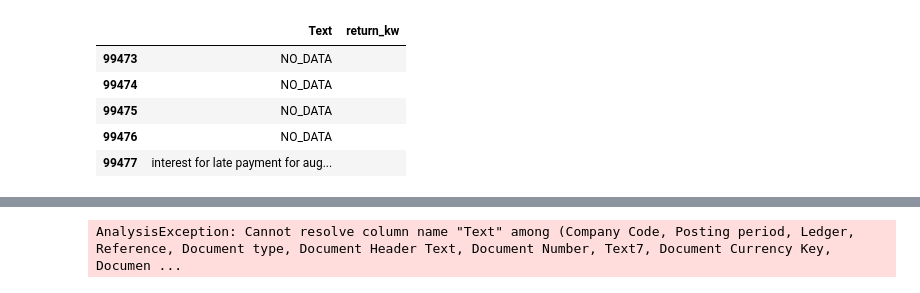
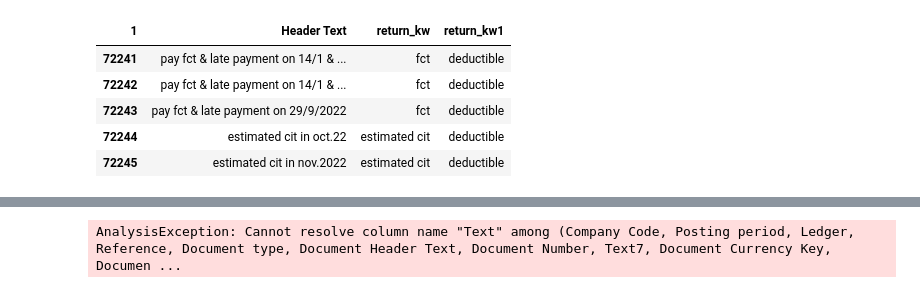
Before and after one commit to FiddlerBB/converting_csv, a Jupyter notebook: process_notebook.ipynb, the cells around one changed output, grey strips where cells are left out. Saved outputs shown, nothing was run; the diff lists cells and outputs as text; code cells hidden in the pictures.

```diff
--- a/process_notebook.ipynb
+++ b/process_notebook.ipynb
@@ -20,0 +21,5 @@ df.head()
+# %%
+new_header = df.iloc[1] #grab the first row for the header
+df = df[2:]
+df.columns = new_header
+df.head()
@@ -21,7 +34,10 @@ df.head()
 # %%
 kw = pd.read_excel(path, sheet_name=1)
-keyword = list(kw['Text content'].str.lower())
-keyword_ = list(kw['Text content'])
-change_kw = list(kw['Text return'])
-keyword
+kw = kw[kw['Contain'].notnull()].fillna('x')
+keyword = list(kw['Contain'].str.lower())
+keyword_1= list(kw['Return 1'].str.lower())
+keyword_2= list(kw['Return 2'].str.lower())
+keyword_2
+# change_kw = list(kw['Text return'])
+# keyword
 # %% [output]
@@ -45,4 +61,4 @@ keyword
 # %%
-df1 = df[['Text']].astype(str)
-df1['Text'] = df['Text'].str.lower()
+df1 = df[['Header Text']].astype(str)
+df1['Header Text'] = df['Header Text'].str.lower()
 df1.fillna('NO_DATA', inplace=True)
@@ -50,9 +75,12 @@ df1.fillna('NO_DATA', inplace=True)
 def return_keyword(column, key_words):
     for i in key_words:
         if i in column:
-            return i[0].upper()+ i[1:]
+            return i
+            # return i[0].upper()+ i[1:]
     return ''
 
-df1['return_kw'] = df1['Text'].apply(return_keyword, key_words= keyword)
-df1[df1['return_kw'] != '']
+df1['return_kw'] = df1['Header Text'].apply(return_keyword, key_words= keyword)
+df1['return_kw1'] = df1['Header Text'].apply(return_keyword, key_words= keyword)
+# df1[df1['return_kw'] != '']
+df1.tail(20)
 # %% [output]
@@ -72,14 +104,16 @@ df1[df1['return_kw'] != '']
 # %%
-new_dict = {k: v for k, v in zip(keyword_, change_kw)}
+new_dict = {k: v for k, v in zip(keyword, keyword_2)}
+new_dict1 = {k: v for k, v in zip(keyword, keyword_2)}
 df2 = df1.replace({'return_keyword': new_dict})
+df2 = df2.replace({'return_kw1': new_dict1})
 df2.tail()
 # %% [output]
-|  | Text | return_kw |
-| 99473 | NO_DATA |  |
-| 99474 | NO_DATA |  |
-| 99475 | NO_DATA |  |
-| 99476 | NO_DATA |  |
-| 99477 | interest for late payment for aug... |  |
+| 1 | Header Text | return_kw | return_kw1 |
+| 72241 | pay fct & late payment on 14/1 & ... | fct | deductible |
+| 72242 | pay fct & late payment on 14/1 & ... | fct | deductible |
+| 72243 | pay fct & late payment on 29/9/2022 | fct | deductible |
+| 72244 | estimated cit in oct.22 | estimated cit | deductible |
+| 72245 | estimated cit in nov.2022 | estimated cit | deductible |
 # %%
 df_return = pd.concat([df, df2], axis=1)
 df_return.shape
```
Also changed, not shown: parts of 7 cells of this notebook.
